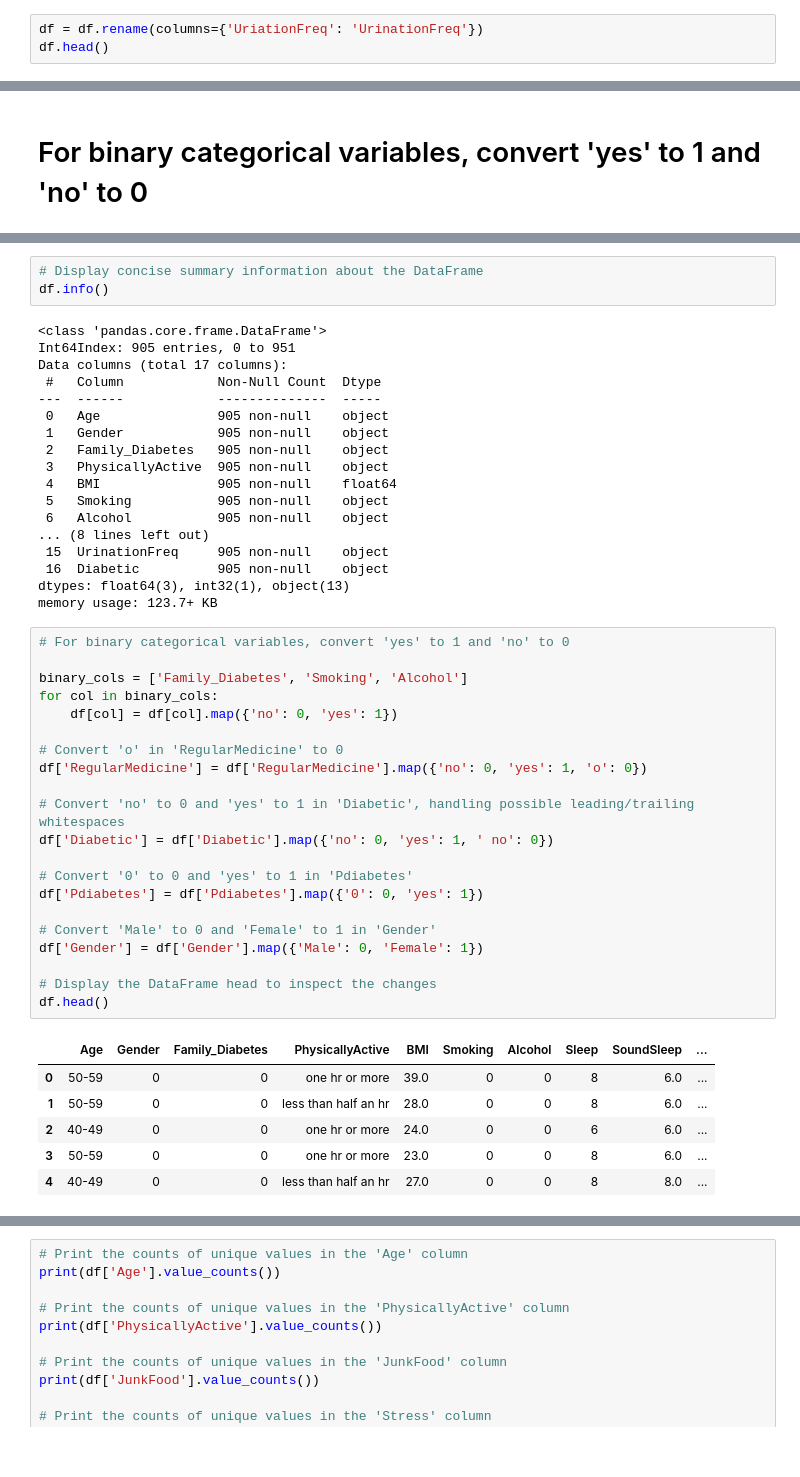
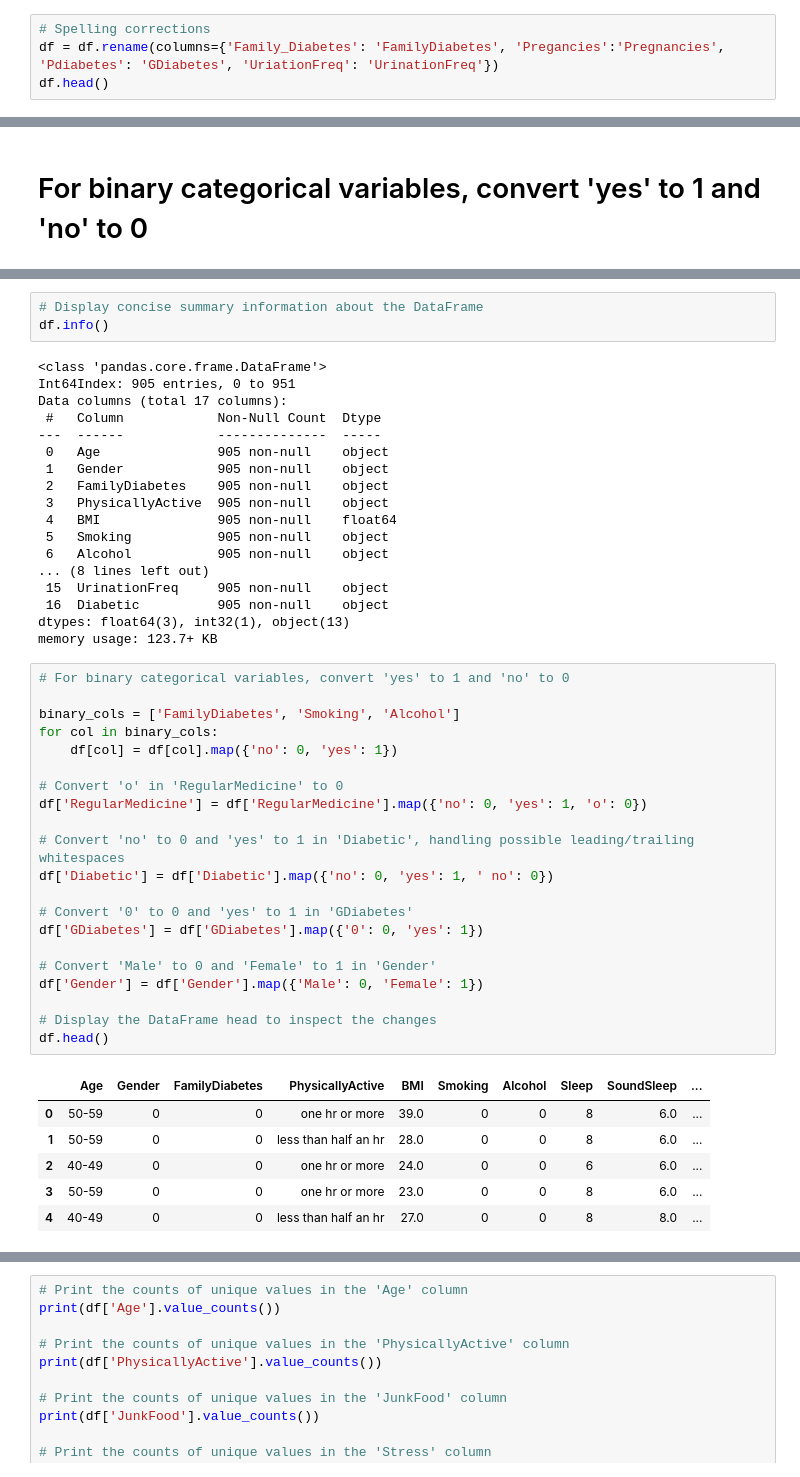
Before and after one commit to bernardtse/diabetes-prediction, a Jupyter notebook: DiabetesPrediction.ipynb, the cells around one changed output, grey strips where cells are left out. Cells and saved outputs as stored; diff of their text form.

```diff
--- a/DiabetesPrediction.ipynb
+++ b/DiabetesPrediction.ipynb
@@ -185,6 +185,7 @@ df.head()
 # %% [markdown]
 # Data Preprocessing Steps
 # %%
-df = df.rename(columns={'UriationFreq': 'UrinationFreq'})
+# Spelling corrections
+df = df.rename(columns={'Family_Diabetes': 'FamilyDiabetes', 'Pregancies':'Pregnancies', 'Pdiabetes': 'GDiabetes', 'UriationFreq': 'UrinationFreq'})
 df.head()
 # %% [output]
@@ -349,7 +350,7 @@ Data columns (total 17 columns):
 ---  ------            --------------  -----
  0   Age               905 non-null    object
  1   Gender            905 non-null    object
- 2   Family_Diabetes   905 non-null    object
+ 2   FamilyDiabetes    905 non-null    object
  3   PhysicallyActive  905 non-null    object
  4   BMI               905 non-null    float64
  5   Smoking           905 non-null    object
@@ -362,26 +363,26 @@ memory usage: 123.7+ KB
 # %%
 # For binary categorical variables, convert 'yes' to 1 and 'no' to 0
 
-binary_cols = ['Family_Diabetes', 'Smoking', 'Alcohol']
+binary_cols = ['FamilyDiabetes', 'Smoking', 'Alcohol']
 for col in binary_cols:
     df[col] = df[col].map({'no': 0, 'yes': 1})
 
 # Convert 'o' in 'RegularMedicine' to 0
 df['RegularMedicine'] = df['RegularMedicine'].map({'no': 0, 'yes': 1, 'o': 0})
 
 # Convert 'no' to 0 and 'yes' to 1 in 'Diabetic', handling possible leading/trailing whitespaces
 df['Diabetic'] = df['Diabetic'].map({'no': 0, 'yes': 1, ' no': 0})
 
-# Convert '0' to 0 and 'yes' to 1 in 'Pdiabetes'
-df['Pdiabetes'] = df['Pdiabetes'].map({'0': 0, 'yes': 1})
+# Convert '0' to 0 and 'yes' to 1 in 'GDiabetes'
+df['GDiabetes'] = df['GDiabetes'].map({'0': 0, 'yes': 1})
 
 # Convert 'Male' to 0 and 'Female' to 1 in 'Gender'
 df['Gender'] = df['Gender'].map({'Male': 0, 'Female': 1})
 
 # Display the DataFrame head to inspect the changes
 df.head()
 # %% [output]
-|  | Age | Gender | Family_Diabetes | PhysicallyActive | BMI | Smoking | Alcohol | Sleep | SoundSleep | ... |
+|  | Age | Gender | FamilyDiabetes | PhysicallyActive | BMI | Smoking | Alcohol | Sleep | SoundSleep | ... |
 | 0 | 50-59 | 0 | 0 | one hr or more | 39.0 | 0 | 0 | 8 | 6.0 | ... |
 | 1 | 50-59 | 0 | 0 | less than half an hr | 28.0 | 0 | 0 | 8 | 6.0 | ... |
 | 2 | 40-49 | 0 | 0 | one hr or more | 24.0 | 0 | 0 | 6 | 6.0 | ... |
```
Also changed, not shown: parts of 17 cells of this notebook, 7 other files.
